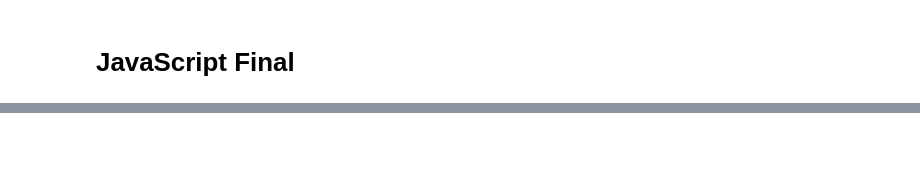
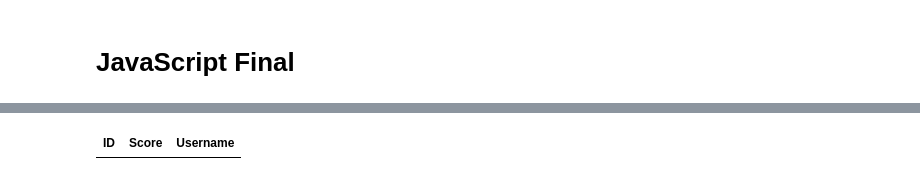
Before and after one commit to BobTheFarmer/Colin-Blog2, a Jupyter notebook: _notebooks/2023-05-25-jsfinal.ipynb, the cells around one changed output, grey strips where cells are left out. Cells and saved outputs as stored; diff of their text form; code cells hidden in the pictures; blank space fills up the shorter version.

```diff
--- a/_notebooks/2023-05-25-jsfinal.ipynb
+++ b/_notebooks/2023-05-25-jsfinal.ipynb
@@ -337,0 +368,47 @@
+# %%
+%%html
+<head>
+    <!-- load jQuery and DataTables syle and scripts -->
+    <link rel="stylesheet" type="text/css" href="https://cdn.datatables.net/1.13.4/css/jquery.dataTables.min.css">
+    <script type="text/javascript" language="javascript" src="https://code.jquery.com/jquery-3.6.0.min.js"></script>
+    <script>var define = null;</script>
+    <script type="text/javascript" language="javascript" src="https://cdn.datatables.net/1.13.4/js/jquery.dataTables.min.js"></script>
+</head>
+<table id="flaskTable" class="table" style="width:100%">
+    <thead id="flaskHead">
+        <tr>
+            <th>ID</th>
+            <th>Score</th>
+            <th>Username</th>
+        </tr>
+    </thead>
+    <tbody id="flaskBody"></tbody>
+</table>
+
+<script>
+  $(document).ready(function() {
+    fetch('https://taylorswifties.duckdns.org//api/scores/', { mode: 'cors' })
+    .then(response => {
+      if (!response.ok) {
+        throw new Error('API response failed');
+      }
+      return response.json();
+    })
+    .then(data => {
+      for (const row of data) {
+        // BUG warning/resolution - DataTable requires row to be single append
+        $('#flaskBody').append('<tr><td>' +
+            row.id + '</td><td>' +
+            row.score + '</td><td>' +
+            row.username + '</td><td>');
+      }
+      // BUG warning - Jupyter does not show Datatable controls, works on deployed GitHub pages
+      $("#flaskTable").DataTable();
+    })
+    .catch(error => {
+      console.error('Error:', error);
+    });
+  });
+</script>
+# %% [output]
+| ID | Score | Username |
```
Also changed, not shown: parts of 2 cells of this notebook, 1 other file.
